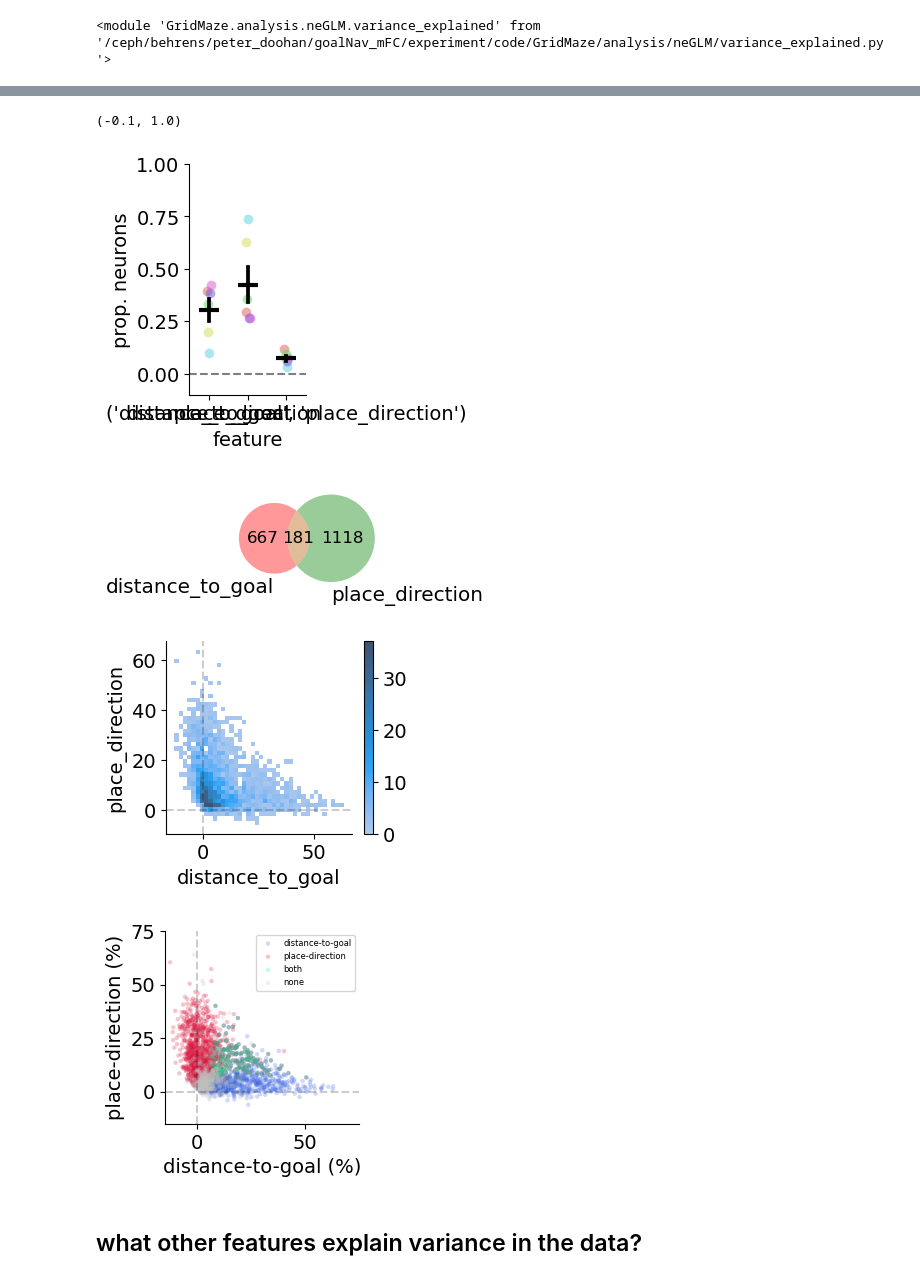
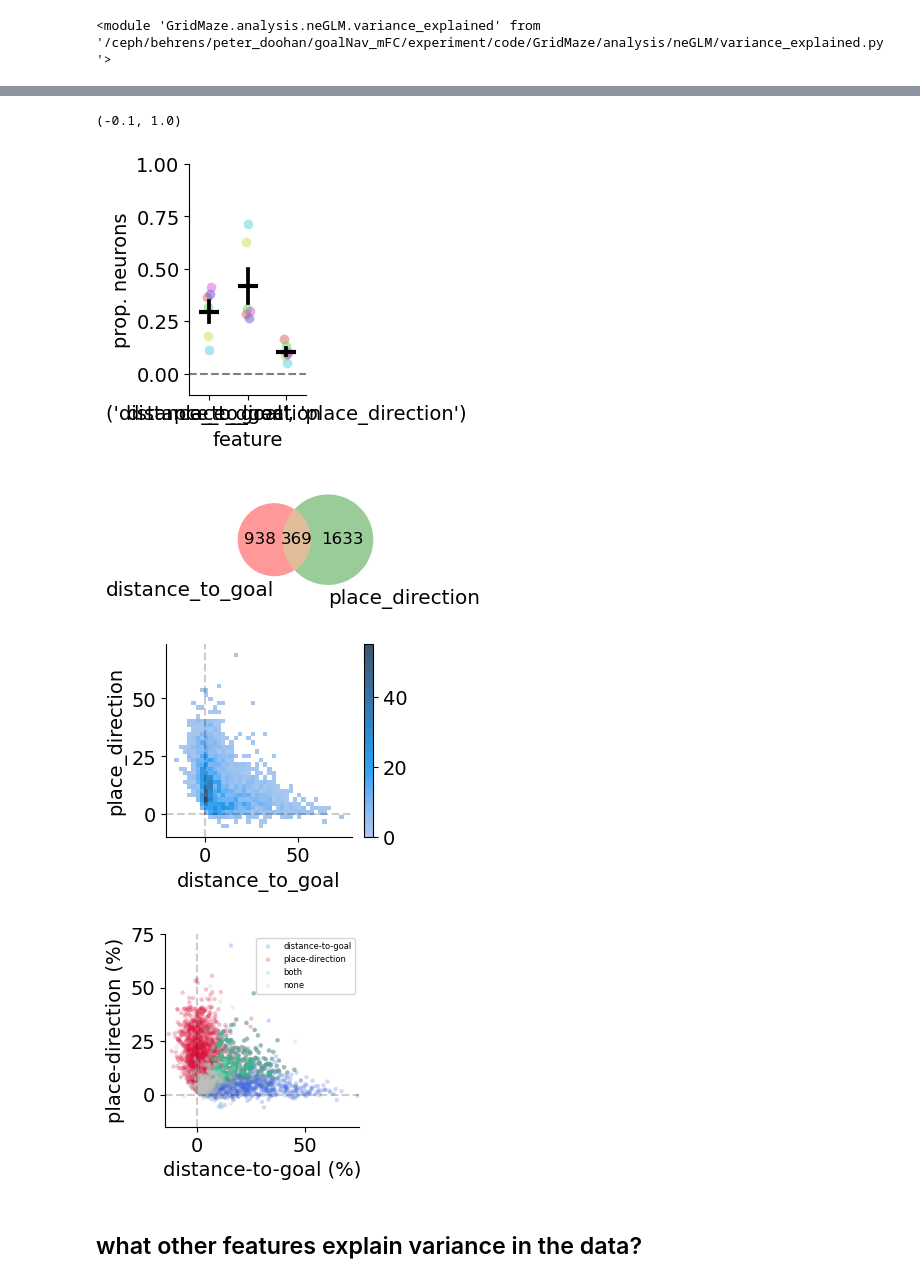
Before and after one commit to peterdoohan/GridMaze-mFC, a Jupyter notebook: Notebooks/neGLM.ipynb, the cells around one changed output, grey strips where cells are left out. Saved outputs shown, nothing was run; the diff lists cells and outputs as text; code cells hidden in the pictures.

```diff
--- a/Notebooks/neGLM.ipynb
+++ b/Notebooks/neGLM.ipynb
@@ -113,9 +113,16 @@ reload(ve)
 # %% [output]
 <module 'GridMaze.analysis.neGLM.variance_explained' from '/ceph/behrens/peter_doohan/goalNav_mFC/experiment/code/GridMaze/analysis/neGLM/variance_explained.py'>
 # %%
-variance_explained_results = lms.load_model_set_cv_scores(
-    "variance_explained", maze_names=["maze_1", "maze_2", "rooms_maze"], all_completed=True
-)
+late_sessions = False
+if late_sessions:
+    variance_explained_results = lms.load_model_set_cv_scores(
+        "variance_explained", maze_names=["maze_1", "maze_2", "rooms_maze"], all_completed=True
+    )
+else:
+    variance_explained_results = lms.load_model_set_cv_scores(
+        "variance_explained_all_sessions", maze_names=["maze_1", "maze_2", "rooms_maze"], all_completed=True
+    )
+
 reduced_models = [
     "remove_distance_to_goal",
     "remove_place_direction",
@@ -149,7 +156,7 @@ ax.set_ylim(-0.1, 1)
 # f.savefig("../results/nbeGLM/figures/feature_tuning_summary.pdf")
 # %% [output]
 (-0.1, 1.0)
-[figure, old version]
+[figure, new version]
 # %%
 reload(ve)
 fig, ax = plt.subplots(1, 1, figsize=(2, 2))
@@ -160,20 +167,20 @@ ve.plot_summary_venn_diagram(
 )
 # fig.savefig("../results/nbeGLM/figures/feature_tuning_venn.pdf")
 # %% [output]
-[figure, old version]
+[figure, new version]
 # %%
 reload(ve)
 f, ax = plt.subplots(1, 1, figsize=(3, 2.5))
-ve.plot_cpd_clusters(cpd_df, feature_tuned_df, remove_no_unique_variance_clusters=False, ax=ax)
+ve.plot_cpd_clusters(cpd_df, feature_tuned_df, remove_no_unique_variance_clusters=True, ax=ax)
 # f.savefig("../results/nbeGLM/figures/cpd_scatter.pdf")
 # %% [output]
-[figure, old version]
+[figure, new version]
 # %%
 reload(ve)
 f, ax = plt.subplots(1, 1, figsize=(2.5, 2.5))
 ve.plot_cpd_scatter(cpd_df, feature_tuned_df, remove_no_unique_variance_clusters=False, ax=ax)
 # %% [output]
-[figure, old version]
+[figure, new version]
 # %% [markdown]
 ## what other features explain variance in the data?
 # %%
```
Also changed, not shown: parts of 2 cells of this notebook.
